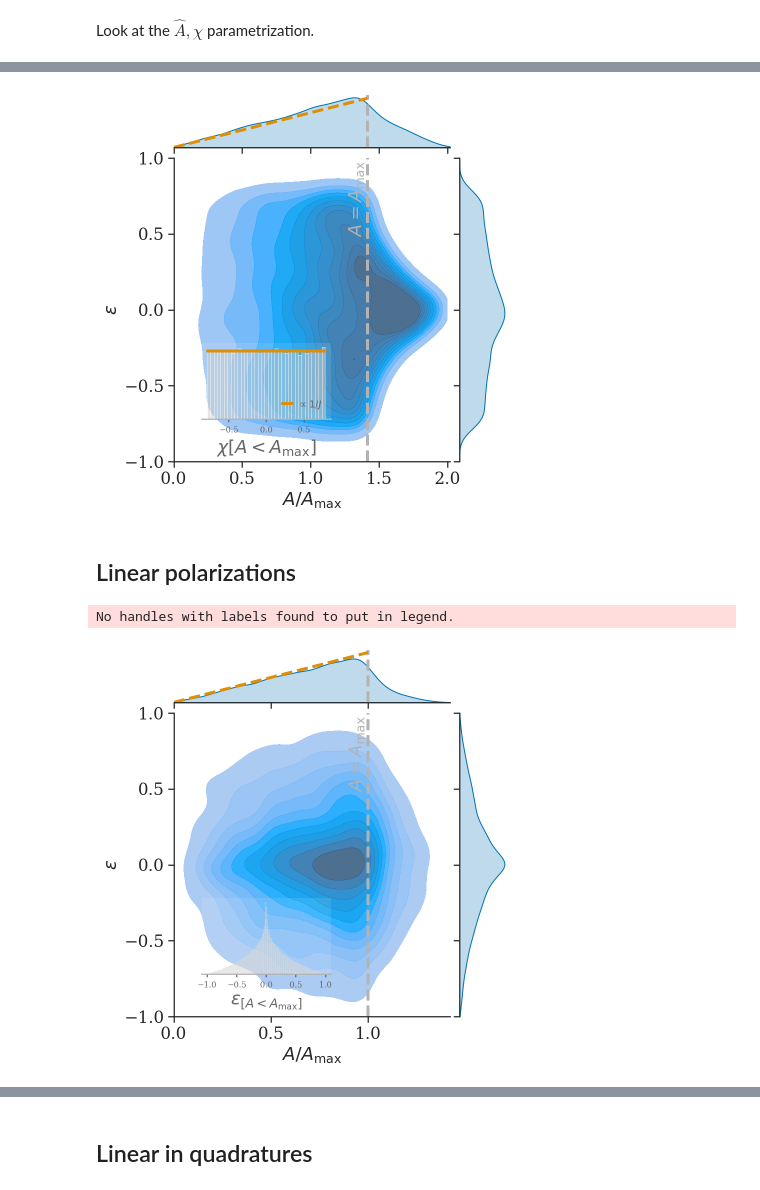
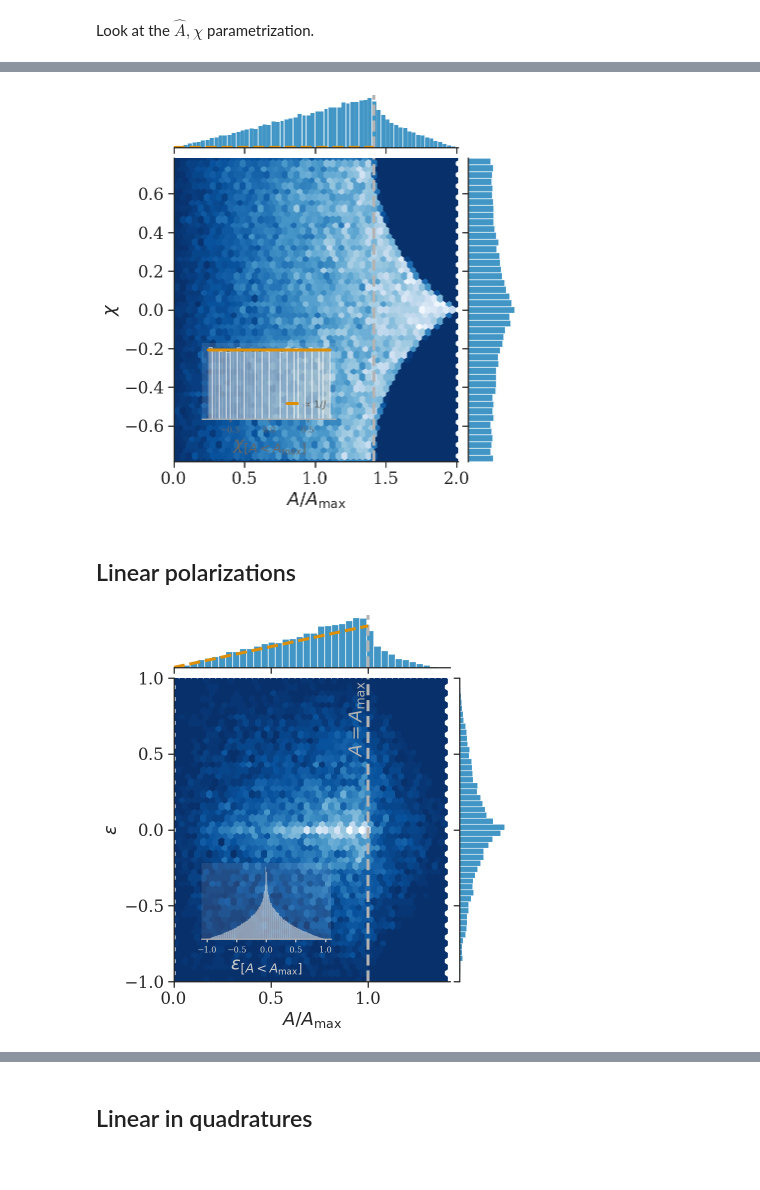
Before and after one commit to maxisi/gwpols, a Jupyter notebook: notebooks/jacobians.ipynb, the cells around one changed output, grey strips where cells are left out. Saved outputs shown, nothing was run; the diff lists cells and outputs as text; code cells hidden in the pictures.

Commit message:
new jac plots

```diff
--- a/notebooks/jacobians.ipynb
+++ b/notebooks/jacobians.ipynb
@@ -355,17 +490,17 @@ plt.savefig('jac_Achi_RL.pdf', bbox_inches='tight')
 # %%
-Nplot = 10000
+Nplot = np.inf
 
 ix = rng.choice(len(Ahat), min(Nplot, len(A)), replace=False)
 x = Ahat[ix]
 y = chi[ix]
 
-g = sns.jointplot(x=x, y=y, xlim=(0, max(A)*1.01), ylim=(-1,1), kind='kde',
-                  joint_kws=dict(clip=((0,2), (-1,1)), levels=12, fill=True, alpha=0.9))
+g = sns.jointplot(x=x, y=y, xlim=(0, max(A)*1.01), ylim=(-np.pi/4, np.pi/4), kind='hex',
+                  joint_kws=dict(cmap='Blues_r'))
 
 g.ax_joint.set_xlabel(r'$A/A_{\rm max}$')
-g.ax_joint.set_ylabel(r'$\epsilon$');
+g.ax_joint.set_ylabel(r'$\chi$');
 
-g.ax_joint.set_yticks([-1, -0.5, 0, 0.5, 1])
+# g.ax_joint.set_yticks([-1, -0.5, 0, 0.5, 1])
 
 lkws = dict(c='0.7', ls='--', lw=3)
 g.ax_joint.axvline(Amax, **lkws);
@@ -374,6 +509,7 @@ g.ax_marg_x.axvline(Amax, **lkws);
 # g.ax_joint.tick_params(direction='in')
 
 As = np.linspace(0, Amax, 100)
+## get jacobian norm
 g.ax_marg_x.plot(As, inv_jac_Arl_to_Achi(As)/np.sqrt(2),
            c=sns.color_palette()[1],
           lw=3, ls='--')
@@ -389,7 +525,7 @@ axins.plot(chis, np.ones(len(chis))/(np.pi/2),
            c=sns.color_palette()[1],
            label=r'$\propto 1/J$',
           lw=3)
-axins.set_xlabel(r'$\chi{[A < A_{\rm max}]}$', color='0.4')
+axins.set_xlabel(r'$\chi_{[A < A_{\rm max}]}$', color='0.4')
 axins.set_ylabel(None);
 axins.set_yticks([]);
 axins.patch.set_alpha(0.1);
@@ -407,7 +543,7 @@ g.ax_joint.annotate(r"$A=A_\mathrm{max}$",
             color=lkws['c']);
 plt.savefig("jac_Achi_Arl.pdf", bbox_inches='tight')
 # %% [output]
-[figure, old version]
+[figure, new version]
 # %% [markdown]
 ## Linear polarizations
 # %%
@@ -457,14 +593,16 @@ phi = (phil + phir)/2
 # phi = (-arctan2(-Ac*cos(phic) - Ap*sin(phip), Ap*cos(phip) - Ac*sin(phic)) + arctan2(-Ac*cos(phic) + Ap*sin(phip), Ap*cos(phip) + Ac*sin(phic)))/2.
 # cos2th2 = (-Ac**2 + Ap**2)**2/(Ac**4 + Ap**4 + 2*Ac**2*Ap**2*cos(2*phic - 2*phip))
 # %%
-Nplot = 8000
+Nplot = 10000
 
 ix = rng.choice(len(A), min(Nplot, len(A)), replace=False)
 x = A[ix]
 y = e[ix]
 
-g = sns.jointplot(x=x, y=y, xlim=(0, max(A)*1.01), ylim=(-1,1), kind='kde',
-                  joint_kws=dict(clip=((0,2), (-1,1)), levels=12, fill=True, alpha=0.9))
+g = sns.jointplot(x=x, y=y, xlim=(0, max(A)*1.01), ylim=(-1,1),
+                  kind='hex', joint_kws=dict(cmap='Blues_r'),
+                  marginal_kws=dict(stat='density')
+                 )
 
 g.ax_joint.set_xlabel(r'$A/A_{\rm max}$')
 g.ax_joint.set_ylabel(r'$\epsilon$');
@@ -474,45 +612,41 @@ g.ax_joint.set_yticks([-1, -0.5, 0, 0.5, 1])
 lkws = dict(c='0.7', ls='--', lw=3)
 g.ax_joint.axvline(Amax, **lkws);
 g.ax_marg_x.axvline(Amax, **lkws);
 
 # g.ax_joint.tick_params(direction='in')
 
 As = np.linspace(0, Amax, 100)
-g.ax_marg_x.plot(As, inv_jac_Apc_to_Aep(As, 0.5, 0)/1.1,
+f = ss.gaussian_kde(A)
+g.ax_marg_x.plot(As[As<=Amax], inv_jac_Apc_to_Aep(As[As<=Amax], 0.5, 0)/np.sqrt(2),
            c=sns.color_palette()[1],
           lw=3, ls='--')
 
+cins = '0.8'
 axins = g.ax_joint.inset_axes([0.1, 0.14, 0.47, 0.25])
-axins.tick_params(labelsize=8, labelcolor='0.4', color='0.4', length=3)
+axins.tick_params(labelsize=8, labelcolor=cins, color=cins, length=3)
 
 sns.histplot(e[A<=Amax], ax=axins, stat='density',
              color='0.8', alpha=0.5)
 
-# es = np.linspace(-0.999, 0.999, 100)
-# axins.plot(es, np.ones(len(es))/2,
-#            c=sns.color_palette()[1],
-#            label=r'$\propto 1/J$',
-#           lw=3)
-axins.set_xlabel(r'$\epsilon_{[A < A_{\rm max}]}$', color='0.4')
+axins.set_xlabel(r'$\epsilon_{[A < A_{\rm max}]}$', color=cins)
 axins.set_ylabel(None);
 axins.set_yticks([]);
 axins.patch.set_alpha(0.1);
 for k in ['top', 'right', 'left']:
     axins.spines[k].set_visible(False)
 axins.spines['bottom'].set_color('0.7')
-axins.legend(fontsize=10, frameon=False, labelcolor='0.4', loc='lower right',
-             handlelength=1, handletextpad=0.5);
+# axins.legend(fontsize=10, frameon=False, labelcolor=cins, loc='lower right',
+#              handlelength=1, handletextpad=0.5);
 
 
 g.ax_joint.annotate(r"$A=A_\mathrm{max}$",
             xy=(Amax, 1), xycoords='data', rotation=90,
             xytext=(-2, -3), textcoords='offset points',
             horizontalalignment='right', verticalalignment='top',
             color=lkws['c']);
 plt.savefig("jac_Aeps_Apc.pdf", bbox_inches='tight')
 # %% [output]
-No handles with labels found to put in legend.
-[figure, old version]
+[figure, new version]
 # %%
 Nplot = 10000
 
```
Also changed, not shown: parts of 12 cells of this notebook, 3 other files.
